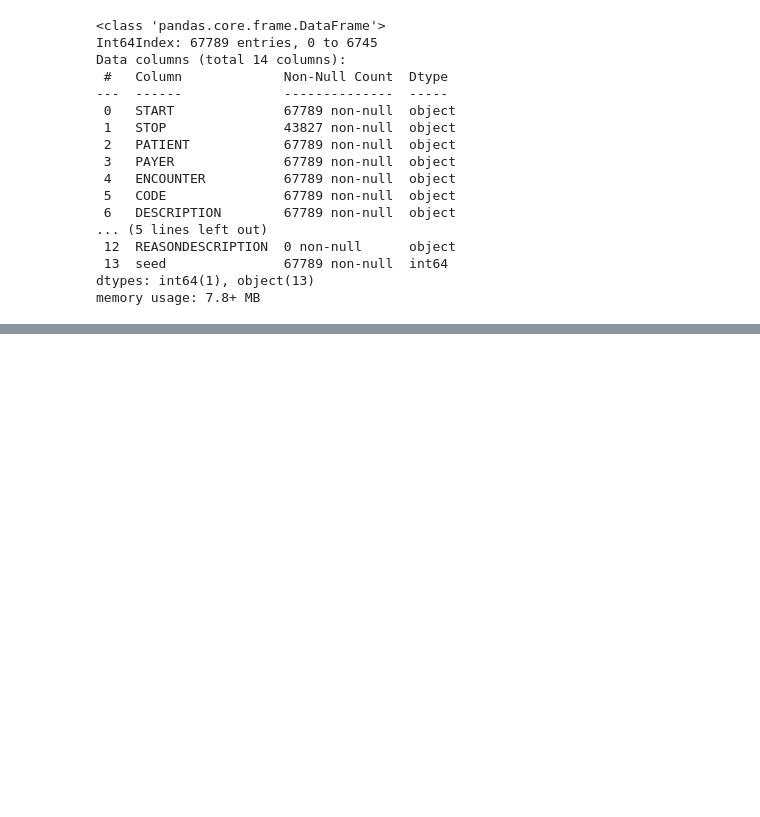
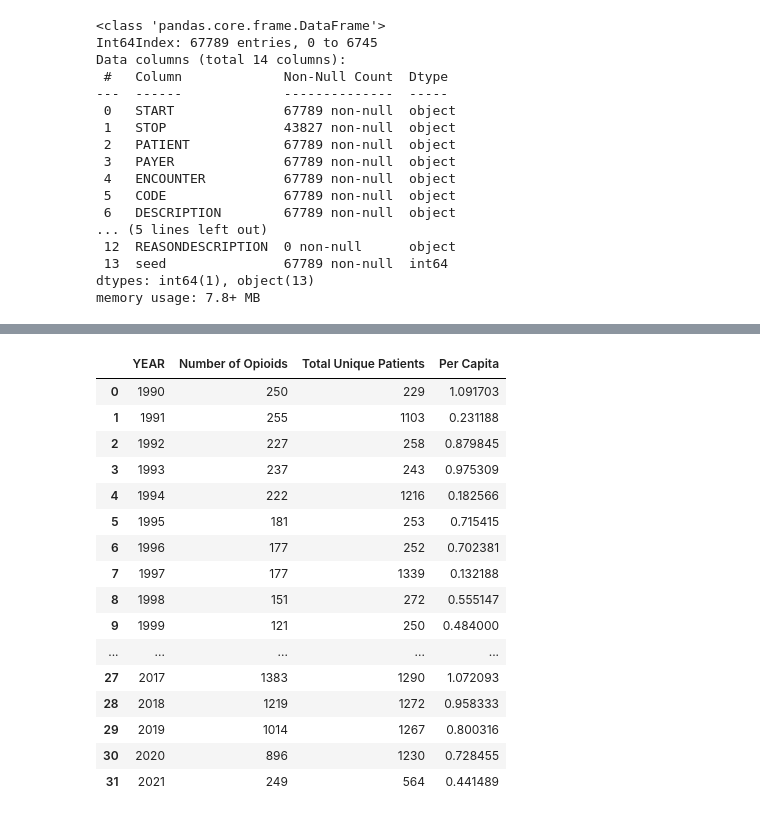
Before and after one commit to LMISyntheticHealthTeam/synthea, a Jupyter notebook: src/main/resources/validation/Validation.ipynb, the cells around one changed output, grey strips where cells are left out. Saved outputs shown, nothing was run; the diff lists cells and outputs as text; code cells hidden in the pictures; blank space fills up the shorter version.

```diff
--- a/src/main/resources/validation/Validation.ipynb
+++ b/src/main/resources/validation/Validation.ipynb
@@ -175,0 +180,26 @@ df_grouped.to_csv("prescription_info.csv", index=False)
+# %%
+df_total_people_by_year = df.groupby(['YEAR'])['PATIENT'].nunique().reset_index(name='Total Unique Patients')
+df_opioids = df[df['DESCRIPTION'].str.lower().str.contains('oxycodone')]
+df_num_opioids_by_year = df_opioids.groupby(['YEAR'])['DESCRIPTION'].count().reset_index(name='Number of Opioids')
+# %%
+df_opioids_per_capita = df_num_opioids_by_year.merge(df_total_people_by_year, how='left', on='YEAR')
+df_opioids_per_capita['Per Capita'] = df_opioids_per_capita['Number of Opioids'] / df_opioids_per_capita['Total Unique Patients']
+df_opioids_per_capita
+# %% [output]
+|  | YEAR | Number of Opioids | Total Unique Patients | Per Capita |
+| 0 | 1990 | 250 | 229 | 1.091703 |
+| 1 | 1991 | 255 | 1103 | 0.231188 |
+| 2 | 1992 | 227 | 258 | 0.879845 |
+| 3 | 1993 | 237 | 243 | 0.975309 |
+| 4 | 1994 | 222 | 1216 | 0.182566 |
+| 5 | 1995 | 181 | 253 | 0.715415 |
+| 6 | 1996 | 177 | 252 | 0.702381 |
+| 7 | 1997 | 177 | 1339 | 0.132188 |
+| 8 | 1998 | 151 | 272 | 0.555147 |
+| 9 | 1999 | 121 | 250 | 0.484000 |
+| ... | ... | ... | ... | ... |
+| 27 | 2017 | 1383 | 1290 | 1.072093 |
+| 28 | 2018 | 1219 | 1272 | 0.958333 |
+| 29 | 2019 | 1014 | 1267 | 0.800316 |
+| 30 | 2020 | 896 | 1230 | 0.728455 |
+| 31 | 2021 | 249 | 564 | 0.441489 |
```
Also changed, not shown: parts of 6 cells of this notebook.
